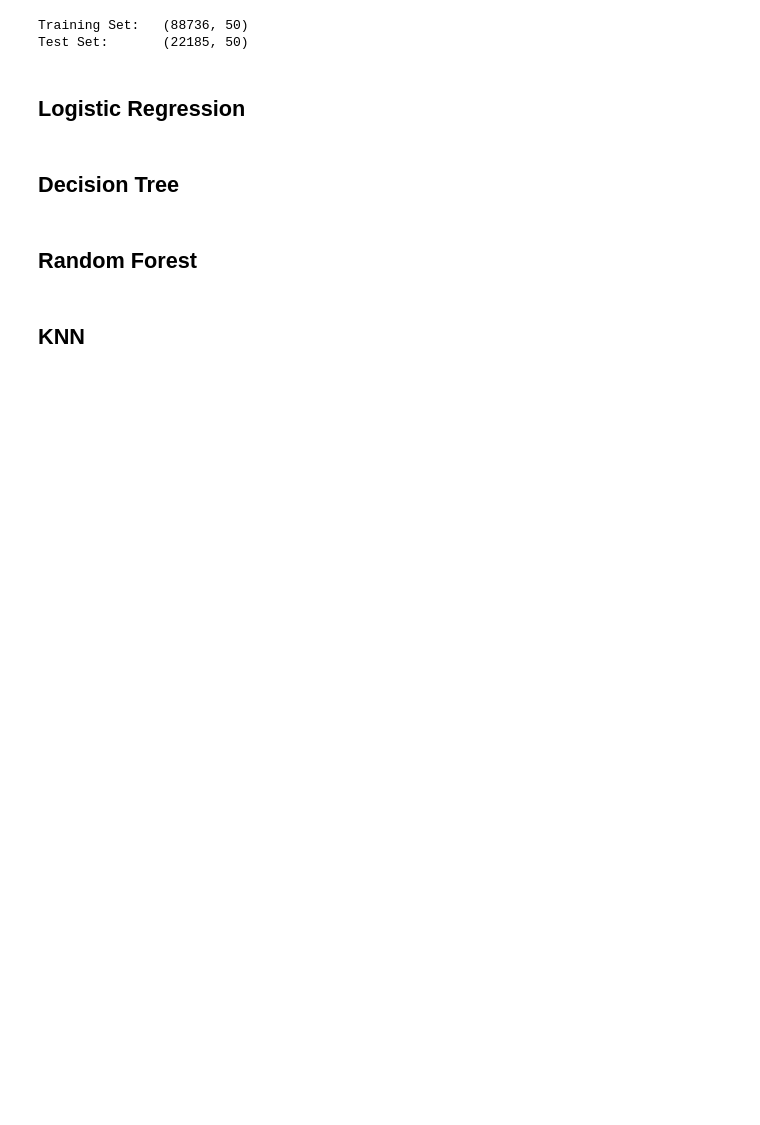
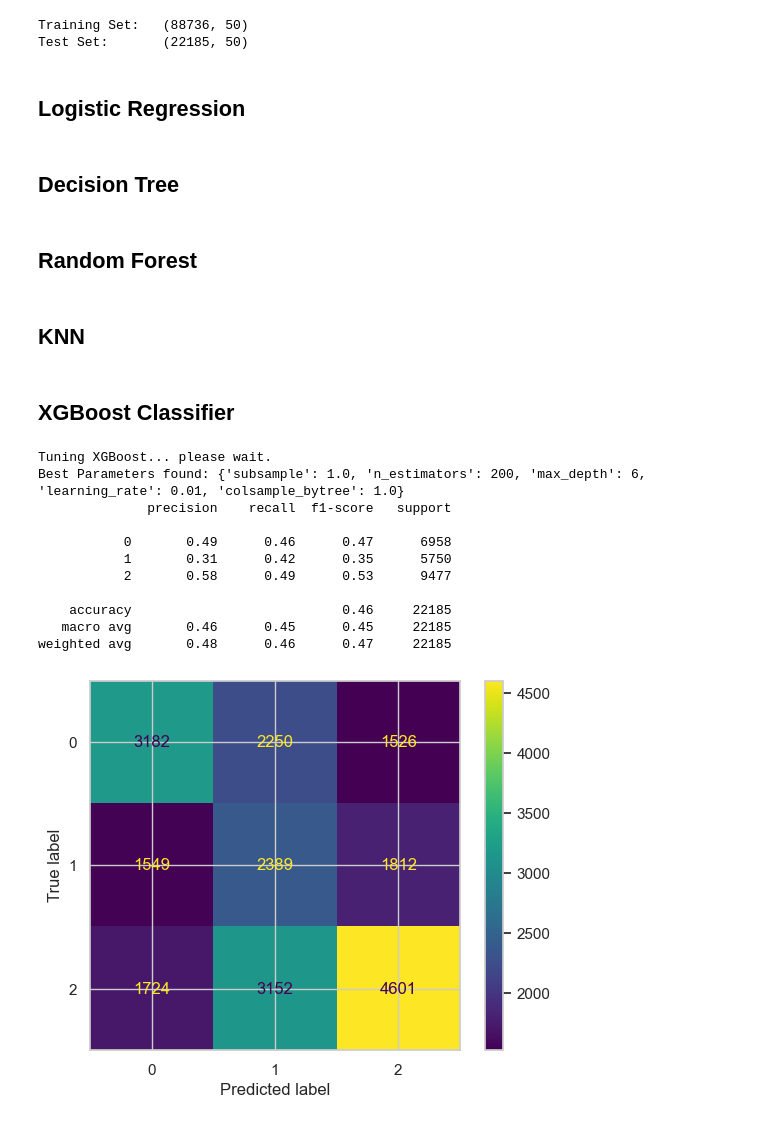
Before and after one commit to saraghafoury/Football_Match_Prediction, a Jupyter notebook: notebooks/Model_Training_and_Evaluation.ipynb, the cells around one changed output. Cells and saved outputs as stored; diff of their text form; code cells hidden in the pictures; blank space fills up the shorter version.

```diff
--- a/notebooks/Model_Training_and_Evaluation.ipynb
+++ b/notebooks/Model_Training_and_Evaluation.ipynb
@@ -128,6 +137,65 @@ knn = KNeighborsClassifier(n_neighbors=5)
 knn.fit(X_train_scaled, y_train)
 
 knn_pred = knn.predict(X_test)
+# %% [markdown]
+## XGBoost Classifier
+# %%
+from xgboost import XGBClassifier
+from sklearn.model_selection import RandomizedSearchCV
+from sklearn.utils.class_weight import compute_sample_weight
+
+# 1. Calculate weights for the 'Draw' class imbalance
+sample_weights = compute_sample_weight(class_weight='balanced', y=y_train)
+
+# 2. Define the grid of parameters to test
+param_dist = {
+    'n_estimators': [200, 300, 400],
+    'learning_rate': [0.01, 0.05, 0.1],
+    'max_depth': [4, 5, 6],
+    'subsample': [0.8, 1.0],         # Randomly drops rows to prevent overfitting
+    'colsample_bytree': [0.8, 1.0]   # Randomly drops columns to prevent overfitting
+}
+
+xgb_base = XGBClassifier(objective='multi:softprob', random_state=42)
+
+# 3. Setup the Randomized Search
+random_search = RandomizedSearchCV(
+    estimator=xgb_base,
+    param_distributions=param_dist,
+    n_iter=10,                      # Tests 10 random combinations from the grid above
+    scoring='f1_weighted',          # Optimizes specifically for the F1-score
+    cv=3,                           # 3-fold cross-validation
+    random_state=42,
+    n_jobs=-1                       # Uses all CPU cores
+)
+
+# 4. Fit the search (This will take a few minutes to run!)
+print("Tuning XGBoost... please wait.")
+random_search.fit(X_train, y_train, sample_weight=sample_weights)
+
+print("Best Parameters found:", random_search.best_params_)
+
+# 5. Make predictions using the best model found
+best_xgb = random_search.best_estimator_
+xgb_pred = best_xgb.predict(X_test)
+
+# Display results
+print(classification_report(y_test, xgb_pred))
+ConfusionMatrixDisplay.from_estimator(best_xgb, X_test, y_test)
+plt.show()
+# %% [output]
+Tuning XGBoost... please wait.
+Best Parameters found: {'subsample': 1.0, 'n_estimators': 200, 'max_depth': 6, 'learning_rate': 0.01, 'colsample_bytree': 1.0}
+              precision    recall  f1-score   support
+
+           0       0.49      0.46      0.47      6958
+           1       0.31      0.42      0.35      5750
+           2       0.58      0.49      0.53      9477
+
+    accuracy                           0.46     22185
+   macro avg       0.46      0.45      0.45     22185
+weighted avg       0.48      0.46      0.47     22185
+[figure, added]
 # %%
 def evaluate(y_true, y_pred):
 
```
Also changed, not shown: parts of 8 cells of this notebook, 2 other files.
